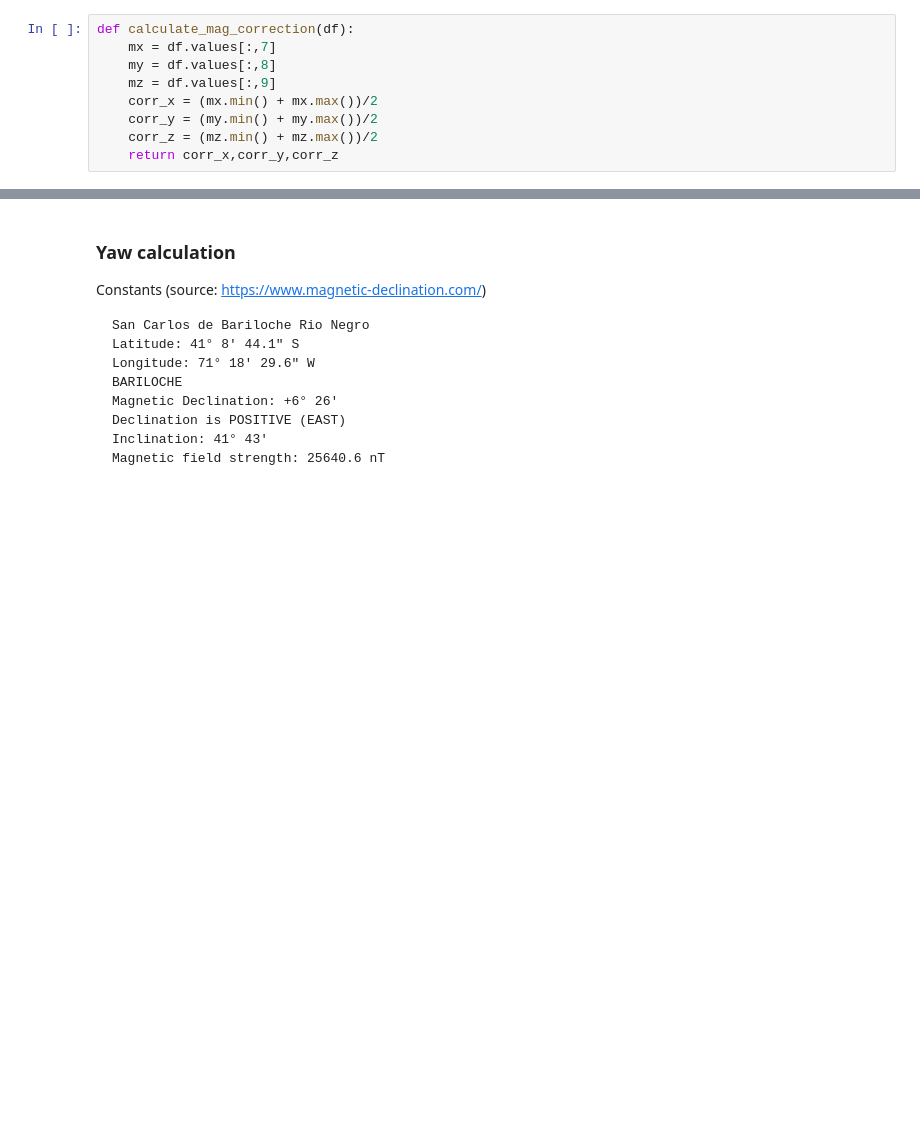
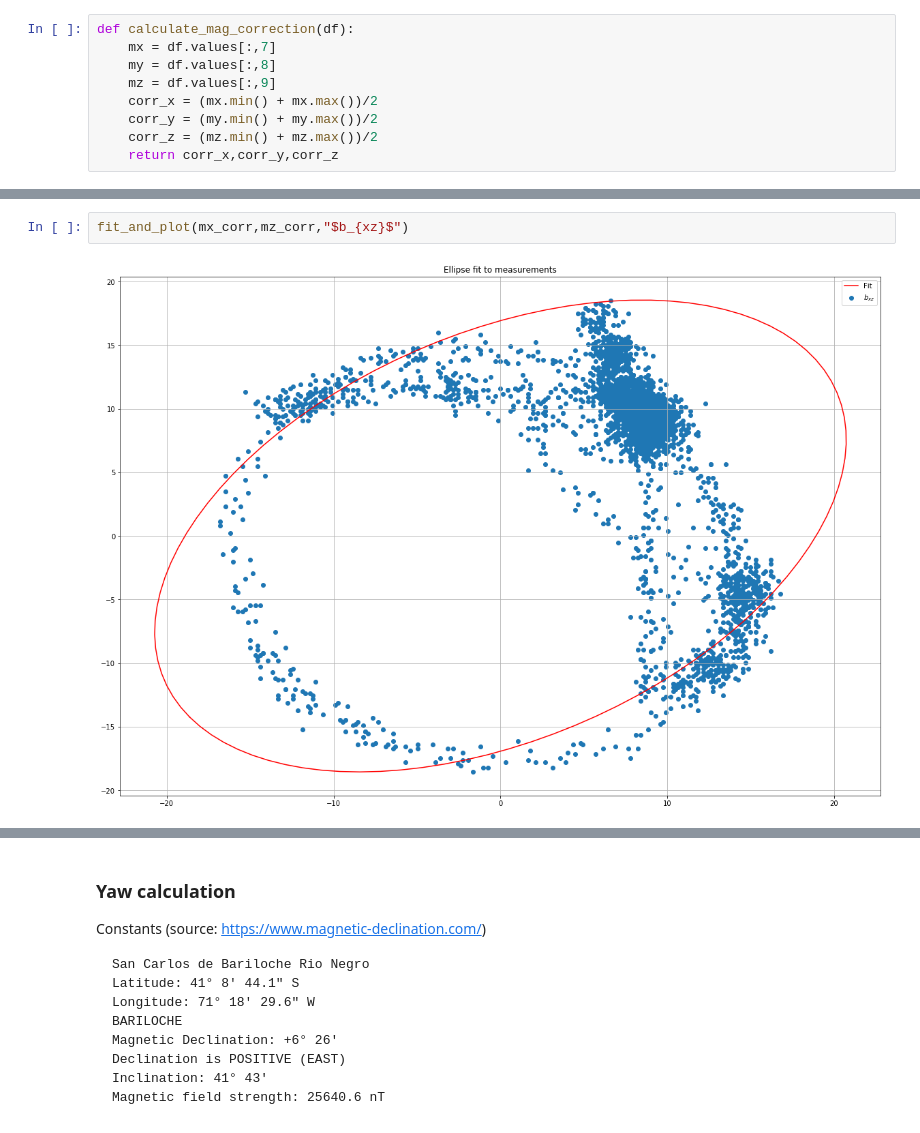
Before and after one commit to nhorro/mpu9250_ahrs, a Jupyter notebook: notebooks/01 - BasicAHRS.ipynb, the cells around one changed output, grey strips where cells are left out. Saved outputs shown, nothing was run; the diff lists cells and outputs as text; blank space fills up the shorter version.

```diff
--- a/notebooks/01 - BasicAHRS.ipynb
+++ b/notebooks/01 - BasicAHRS.ipynb
@@ -258,0 +358,4 @@ Text(0.5,1,'Calibrated magnetometer [$\\mu T$]')
+# %%
+fit_and_plot(mx_corr,mz_corr,"$b_{xz}$")
+# %% [output]
+[figure, added]
```
Also changed, not shown: parts of 11 cells of this notebook, 1 other file.
